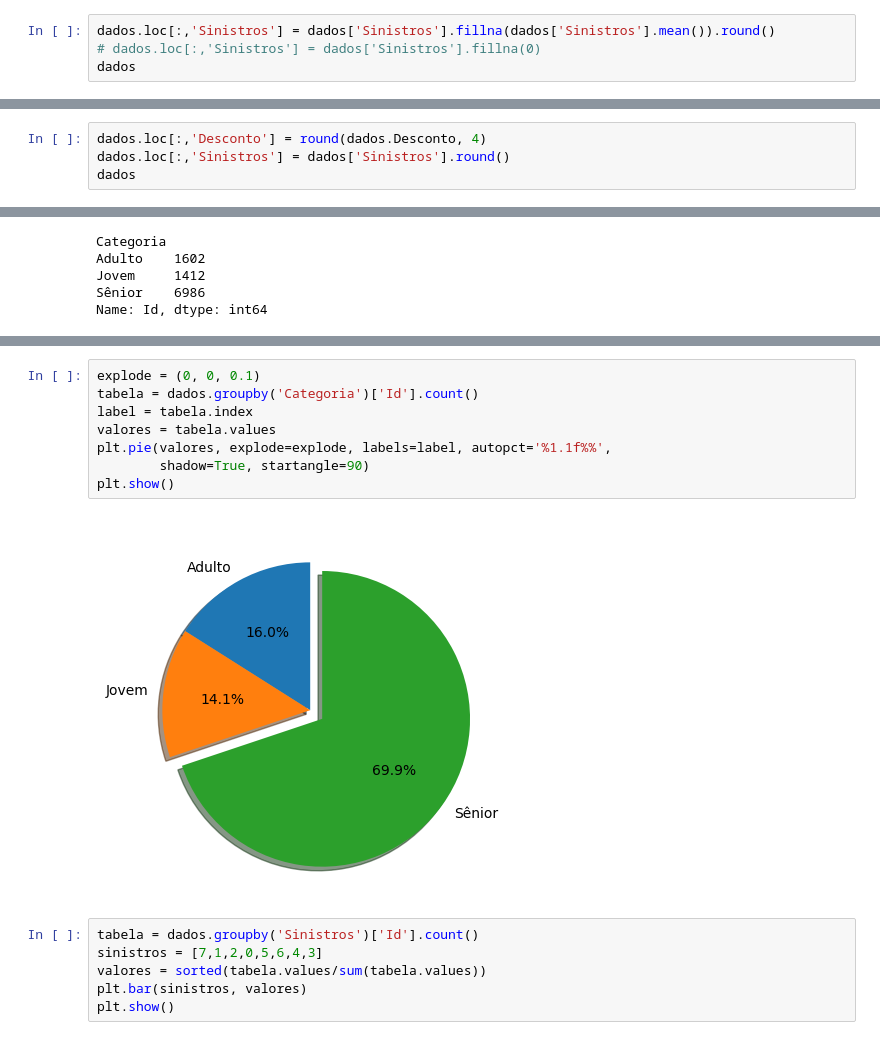
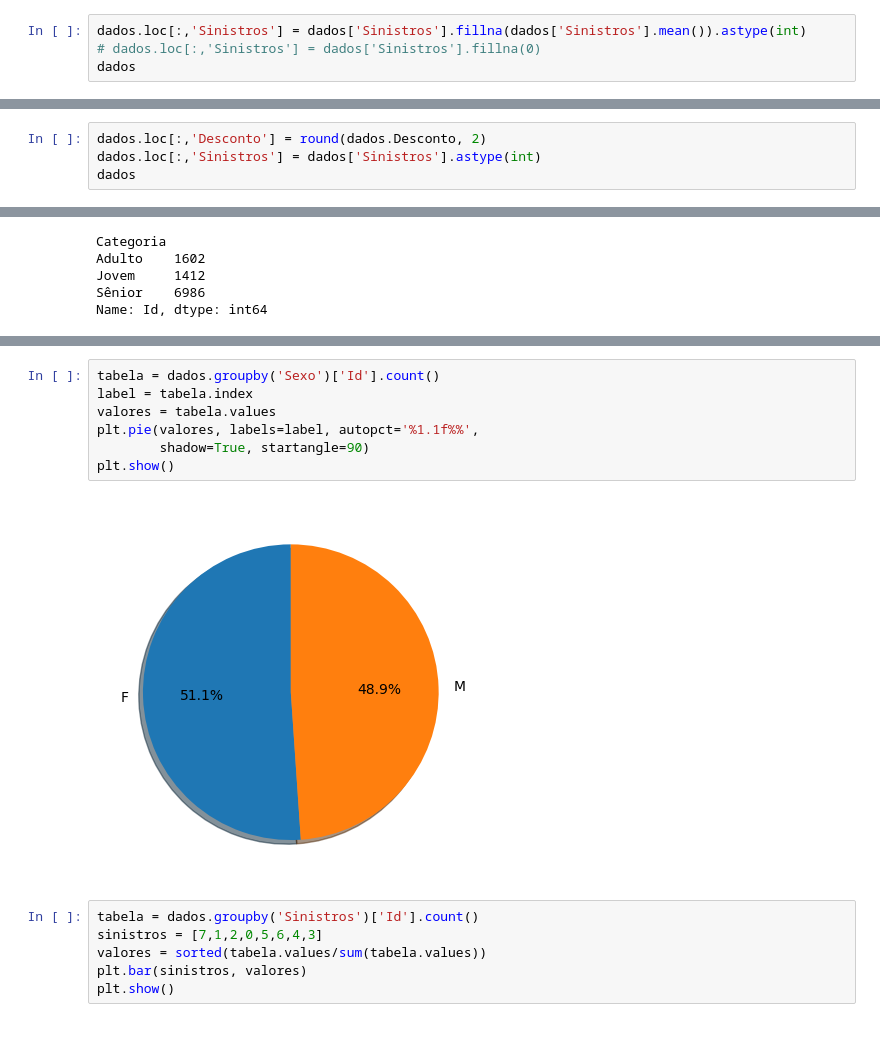
Before and after one commit to levelup-python/alura_insurance, a Jupyter notebook: Python_Data_Science/tratamento_analise.ipynb, the cells around one changed output, grey strips where cells are left out. Saved outputs shown, nothing was run; the diff lists cells and outputs as text.

```diff
--- a/Python_Data_Science/tratamento_analise.ipynb
+++ b/Python_Data_Science/tratamento_analise.ipynb
@@ -23,7 +23,7 @@ dados.shape
 # %% [output]
 (10000, 8)
 # %%
-dados.loc[:,'Sinistros'] = dados['Sinistros'].fillna(dados['Sinistros'].mean()).round()
+dados.loc[:,'Sinistros'] = dados['Sinistros'].fillna(dados['Sinistros'].mean()).astype(int)
 # dados.loc[:,'Sinistros'] = dados['Sinistros'].fillna(0)
 dados
 # %% [output]
@@ -42,7 +42,7 @@ dados
 10000 rows × 8 columns
 # %%
-dados.loc[:,'Desconto'] = round(dados.Desconto, 4)
-dados.loc[:,'Sinistros'] = dados['Sinistros'].round()
+dados.loc[:,'Desconto'] = round(dados.Desconto, 2)
+dados.loc[:,'Sinistros'] = dados['Sinistros'].astype(int)
 dados
 # %% [output]
 |  | Id | Idade | Sexo | Estado Civil | Sinistros | Prêmio | Categoria | Desconto |
@@ -123,13 +118,12 @@ plt.show()
 # %%
-explode = (0, 0, 0.1)
-tabela = dados.groupby('Categoria')['Id'].count()
+tabela = dados.groupby('Sexo')['Id'].count()
 label = tabela.index
 valores = tabela.values
-plt.pie(valores, explode=explode, labels=label, autopct='%1.1f%%',
+plt.pie(valores, labels=label, autopct='%1.1f%%',
         shadow=True, startangle=90)
 plt.show()
 # %% [output]
-[figure, old version]
+[figure, new version]
 # %%
 tabela = dados.groupby('Sinistros')['Id'].count()
 sinistros = [7,1,2,0,5,6,4,3]
```
Also changed, not shown: parts of 5 cells of this notebook.
